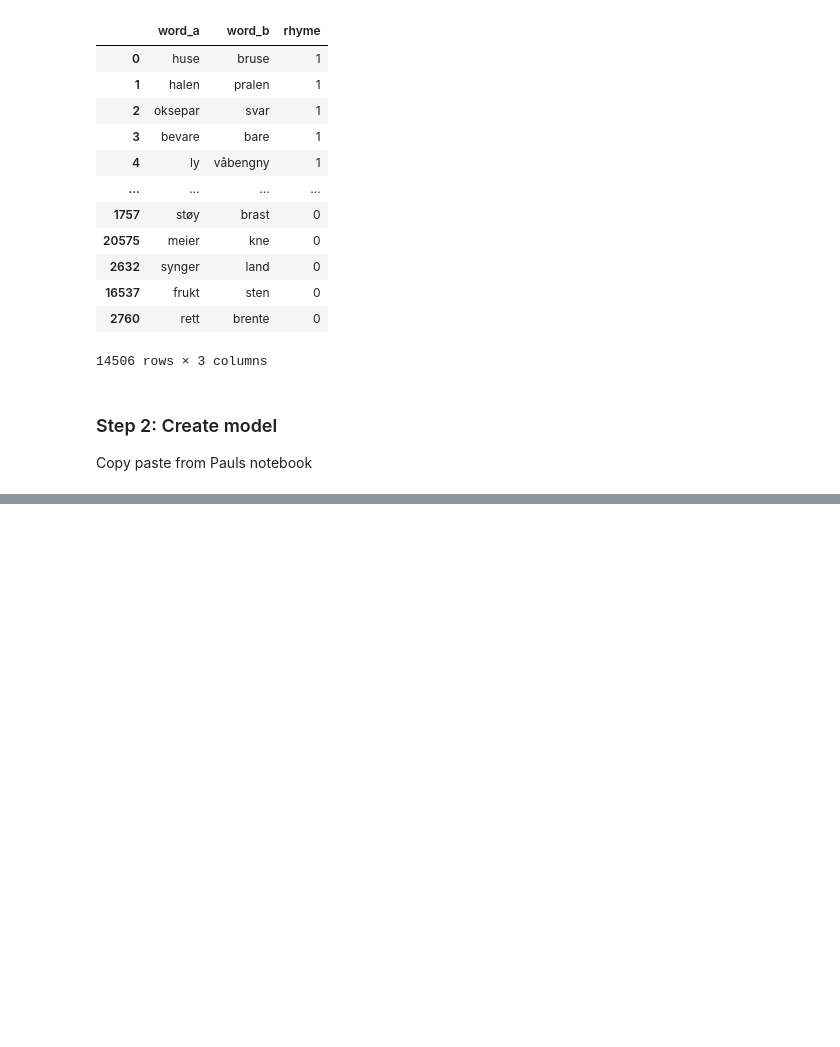
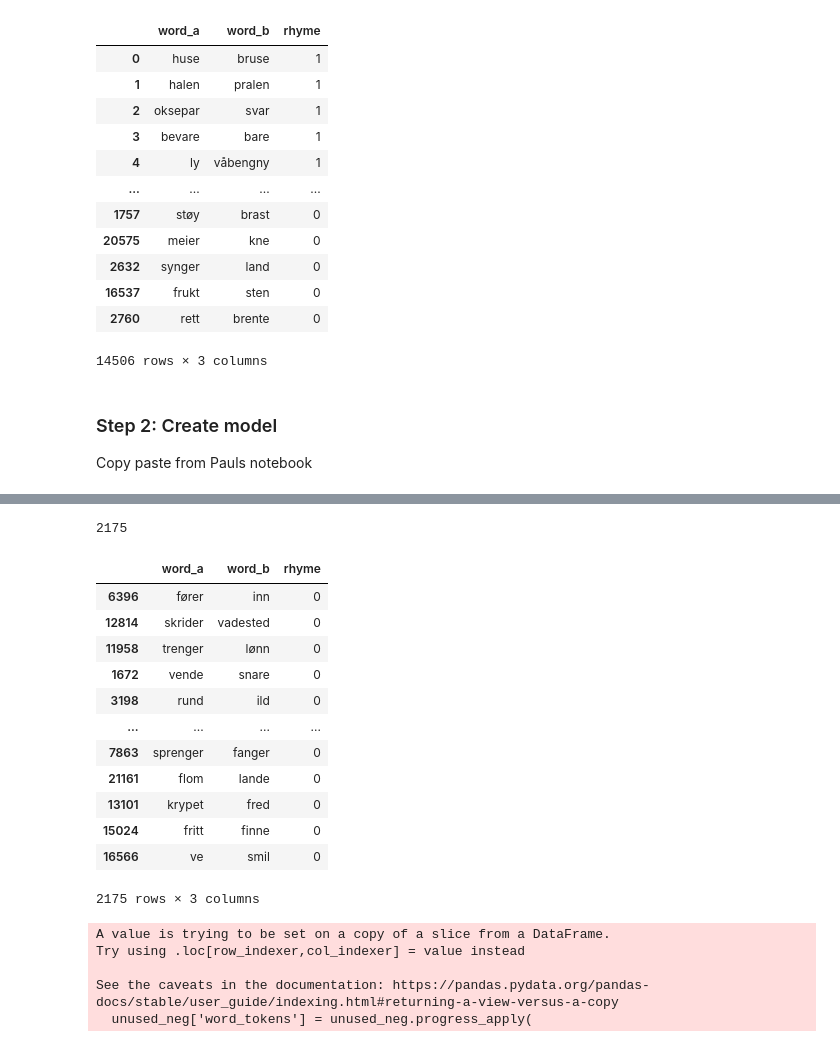
Before and after one commit to titaenstad/mester, a Jupyter notebook: Reproduce siamese networks by paul minogue/Reproduce siamese nn rhyme detection with own data.ipynb, the cells around one changed output, grey strips where cells are left out. Saved outputs shown, nothing was run; the diff lists cells and outputs as text; code cells hidden in the pictures; blank space fills up the shorter version.

```diff
--- a/Reproduce siamese networks by paul minogue/Reproduce siamese nn rhyme detection with own data.ipynb
+++ b/Reproduce siamese networks by paul minogue/Reproduce siamese nn rhyme detection with own data.ipynb
@@ -190,0 +235,43 @@ weighted avg       0.94      0.94      0.94      4352
+# %%
+new_neg = (len(X_train)//4)
+new_neg
+# %% [output]
+2175
+# %%
+seed = 420
+
+negative = pd.read_csv("../../norwegian_rhyme_scheme_corpus/annotation_tool/negative_rhyme_pairs.tsv", sep="\t", names=["word_a", "word_b"], header=0)
+# use same seed, and extract all the pairs already used + the ones we need
+negative2 = negative.sample(n=len(positive) + new_neg, random_state=seed)
+negative2["rhyme"] = [0]*len(negative2)
+# %%
+unused_neg = negative2[len(positive):]
+unused_neg
+# %% [output]
+|  | word_a | word_b | rhyme |
+| 6396 | fører | inn | 0 |
+| 12814 | skrider | vadested | 0 |
+| 11958 | trenger | lønn | 0 |
+| 1672 | vende | snare | 0 |
+| 3198 | rund | ild | 0 |
+| ... | ... | ... | ... |
+| 7863 | sprenger | fanger | 0 |
+| 21161 | flom | lande | 0 |
+| 13101 | krypet | fred | 0 |
+| 15024 | fritt | finne | 0 |
+| 16566 | ve | smil | 0 |
+2175 rows × 3 columns
+# %%
+# use same tokenizer as above
+unused_neg['word_tokens'] = unused_neg.progress_apply(
+    lambda row: tokenize_inputs(row['word_a'], row['word_b'], tokenizer), axis=1
+)
+
+X_train_new = tf.convert_to_tensor(list(X_train) + list(unused_neg["word_tokens"]))
+y_train_new = tf.convert_to_tensor(list(y_train) + list(unused_neg["rhyme"]))
+# %% [output]
+A value is trying to be set on a copy of a slice from a DataFrame.
+Try using .loc[row_indexer,col_indexer] = value instead
+
+See the caveats in the documentation: https://pandas.pydata.org/pandas-docs/stable/user_guide/indexing.html#returning-a-view-versus-a-copy
+  unused_neg['word_tokens'] = unused_neg.progress_apply(
```
Also changed, not shown: parts of 28 cells of this notebook, 4 other files.
